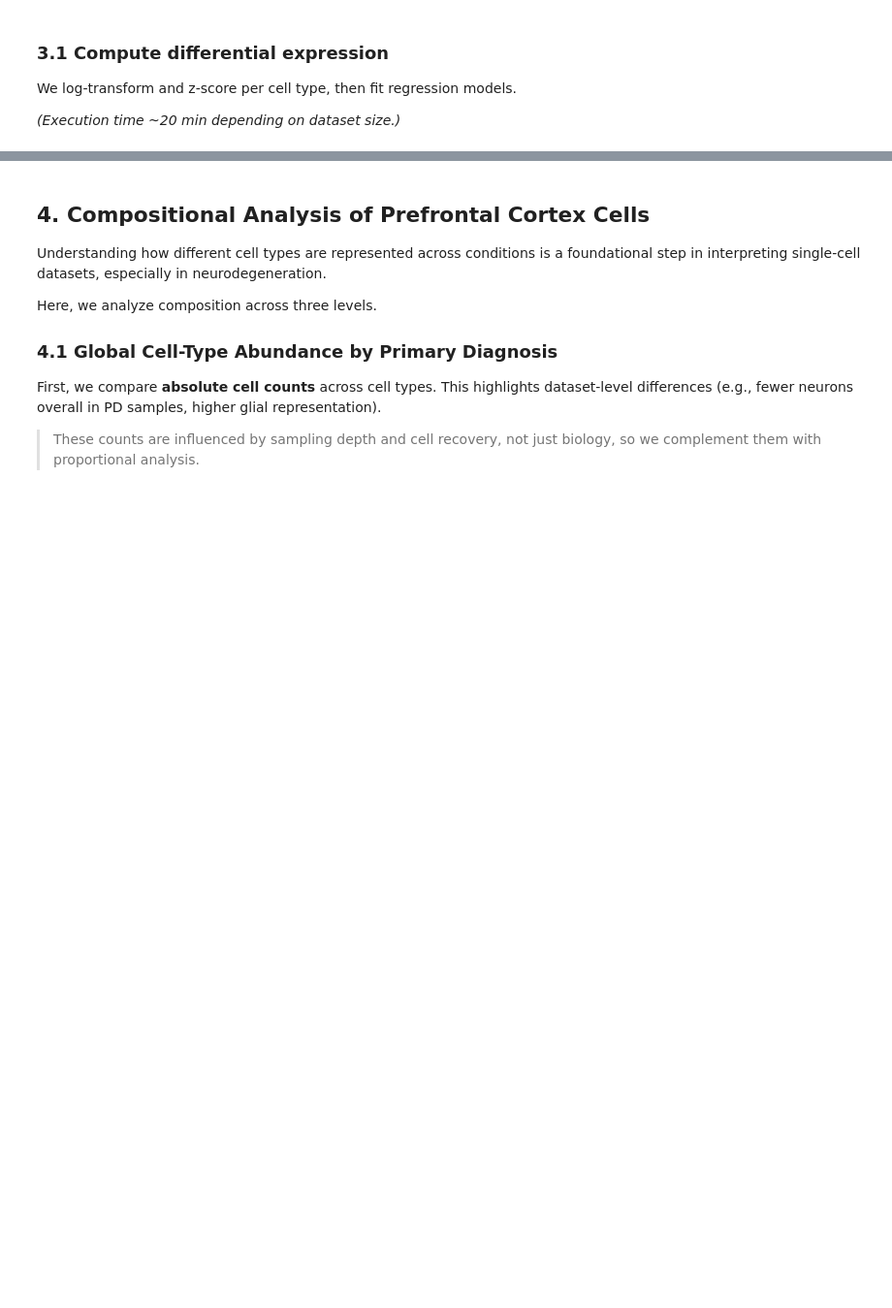
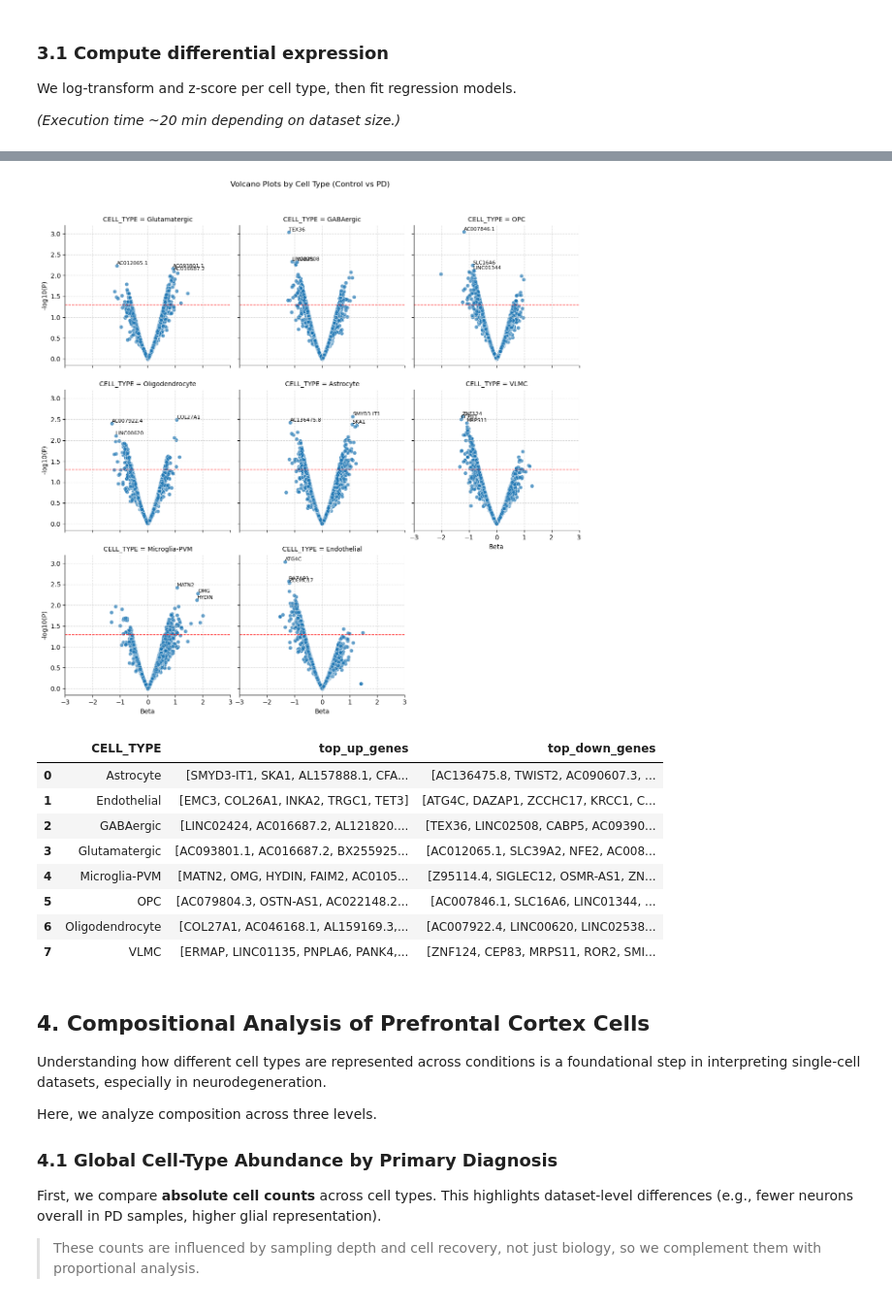
Before and after one commit to ASAP-CRN/asap-crn-learning-lab, a Jupyter notebook: tutorials/00_pilot_workshop_series/03_downstream_analysis.ipynb, the cells around one changed output, grey strips where cells are left out. Shown at 97% size. Saved outputs shown, nothing was run; the diff lists cells and outputs as text; code cells hidden in the pictures; blank space fills up the shorter version.

```diff
--- a/tutorials/00_pilot_workshop_series/03_downstream_analysis.ipynb
+++ b/tutorials/00_pilot_workshop_series/03_downstream_analysis.ipynb
@@ -432,0 +533,18 @@ top_hits_by_cell_type
+# %%
+save_path = (local_data_path / f"asap-{dataset_team}.faceted_volcano.png")
+top_genes = faceted_volcano_with_table(results=de_results,
+                                       ensg_to_gene=pb.var.copy(),
+                                       top_n=5, annotate_n=3,
+                                       save_path=save_path)
+top_genes
+# %% [output]
+[figure, added]
+|  | CELL_TYPE | top_up_genes | top_down_genes |
+| 0 | Astrocyte | [SMYD3-IT1, SKA1, AL157888.1, CFA... | [AC136475.8, TWIST2, AC090607.3, ... |
+| 1 | Endothelial | [EMC3, COL26A1, INKA2, TRGC1, TET3] | [ATG4C, DAZAP1, ZCCHC17, KRCC1, C... |
+| 2 | GABAergic | [LINC02424, AC016687.2, AL121820.... | [TEX36, LINC02508, CABP5, AC09390... |
+| 3 | Glutamatergic | [AC093801.1, AC016687.2, BX255925... | [AC012065.1, SLC39A2, NFE2, AC008... |
+| 4 | Microglia-PVM | [MATN2, OMG, HYDIN, FAIM2, AC0105... | [Z95114.4, SIGLEC12, OSMR-AS1, ZN... |
+| 5 | OPC | [AC079804.3, OSTN-AS1, AC022148.2... | [AC007846.1, SLC16A6, LINC01344, ... |
+| 6 | Oligodendrocyte | [COL27A1, AC046168.1, AL159169.3,... | [AC007922.4, LINC00620, LINC02538... |
+| 7 | VLMC | [ERMAP, LINC01135, PNPLA6, PANK4,... | [ZNF124, CEP83, MRPS11, ROR2, SMI... |
```
Also changed, not shown: parts of 11 cells of this notebook.
